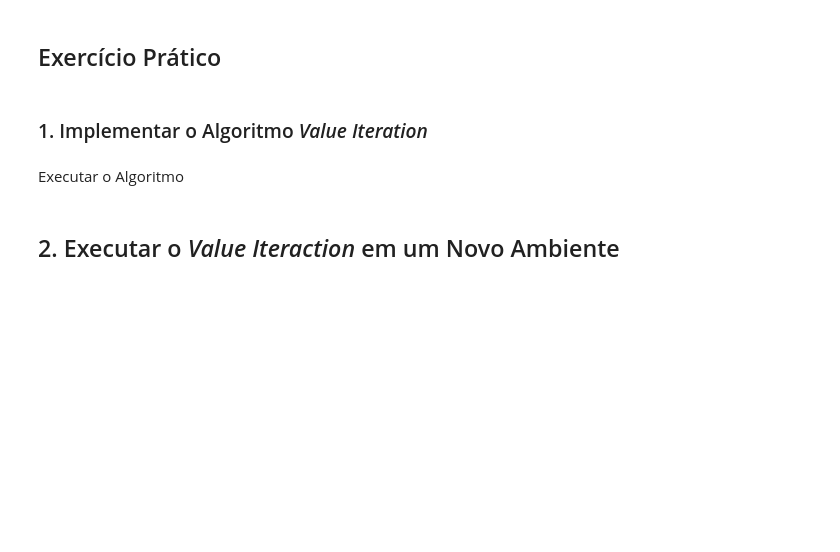
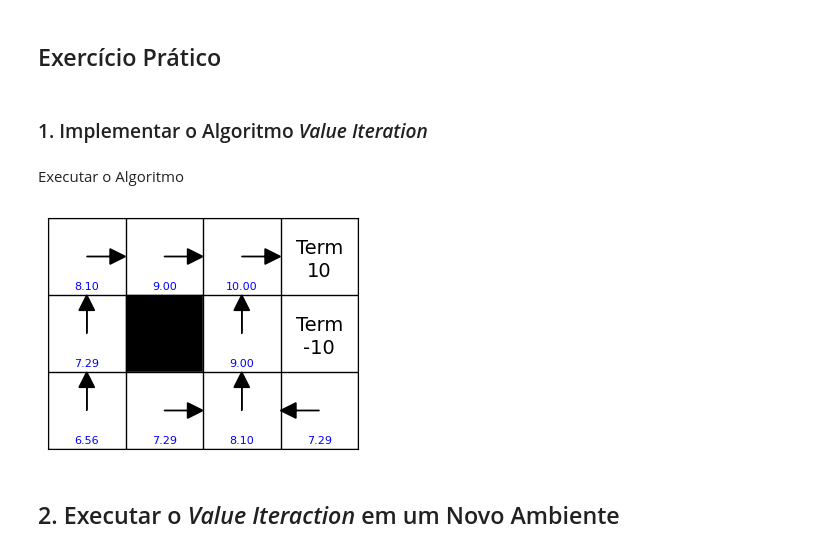
Before and after one commit to rodolfo-brandao/pos-graduacao, a Jupyter notebook: modulos/modulo-11/exercicio_01.ipynb, the cells around one changed output. Drawn from its saved outputs; the diff is of its cells as text; code cells hidden in the pictures; blank space fills up the shorter version.

```diff
--- a/modulos/modulo-11/exercicio_01.ipynb
+++ b/modulos/modulo-11/exercicio_01.ipynb
@@ -144,8 +144,15 @@ def plot_gridworld(env, policy=None, values=None) -> None:
 
             if state == env.goal or state in env.traps:
                 reward = env.get_reward(state)
-                ax.text(j + 0.5, y + 0.3, f"{reward}",
-                        ha='center', va='center', fontsize=14, color='black')
+                ax.text(
+                    j + 0.5,
+                    y + 0.3,
+                    f"{reward}",
+                    ha="center",
+                    va="center",
+                    fontsize=14,
+                    color="black"
+                )
 
             if state in env.terminals:
                 ax.text(
@@ -175,10 +182,14 @@ def plot_gridworld(env, policy=None, values=None) -> None:
                 action = policy[state_index]
                 dx, dy = arrow_dirs[action]
                 ax.arrow(
-                    j + 0.5, y + 0.5,
-                    dy * 0.3, -dx * 0.3,
-                    head_width=0.2, head_length=0.2,
-                    fc='black', ec='black'
+                    j + 0.5,
+                    y + 0.5,
+                    dy * 0.3,
+                    -dx * 0.3,
+                    head_width=0.2,
+                    head_length=0.2,
+                    fc="black",
+                    ec="black"
                 )
 
     ax.set_xlim(0, cols)
@@ -223,8 +236,18 @@ def value_iteration(states, actions, P, R, gamma, epsilon):
 # %% [markdown]
 Executar o Algoritmo
 # %%
-policy, value_function = value_iteration(env.get_all_states(), env.get_all_actions(), P, R, gamma, epsilon)
+policy, value_function = value_iteration(
+    env.get_all_states(),
+    env.get_all_actions(),
+    P,
+    R,
+    gamma,
+    epsilon
+)
+
 plot_gridworld(env, policy=policy, values=value_function)
+# %% [output]
+[figure, added]
 # %% [markdown]
 ## 2. Executar o _Value Iteraction_ em um Novo Ambiente
 # %%
```
Also changed, not shown: parts of 13 cells of this notebook.
